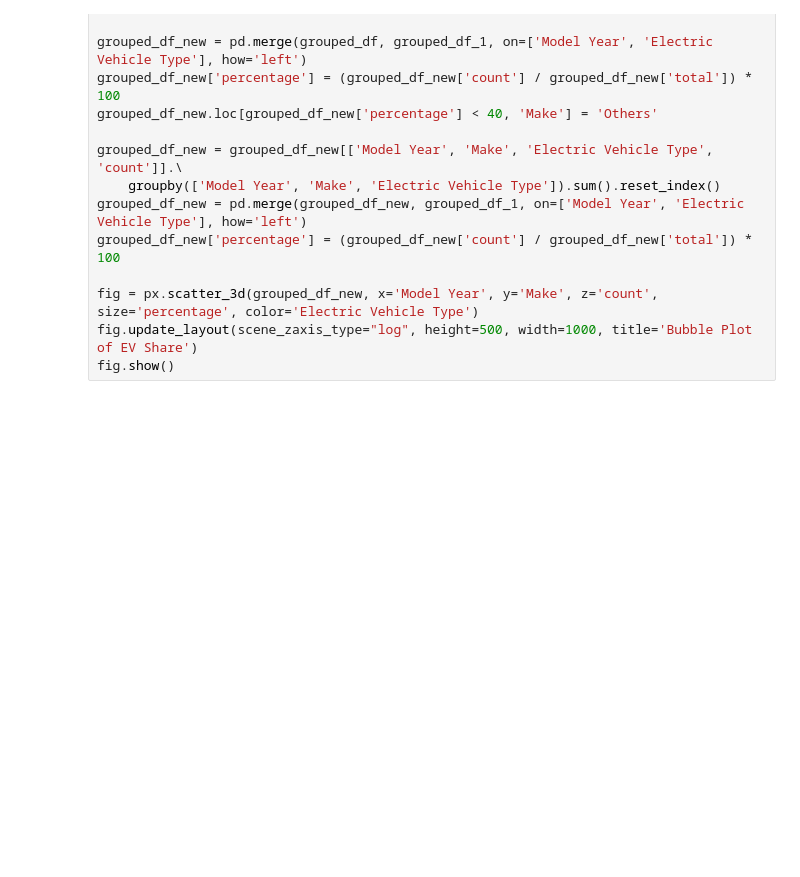
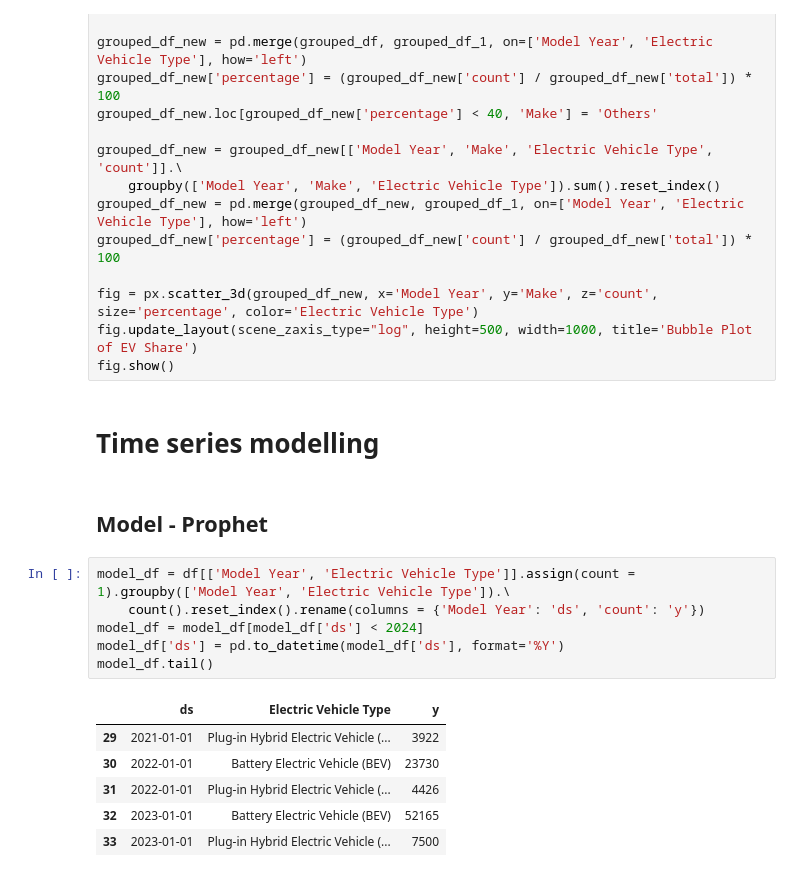
Before and after one commit to Soumyadipta2020/ml_forecasting, a Jupyter notebook: forecasting.ipynb, the cells around one changed output. Cells and saved outputs as stored; diff of their text form; blank space fills up the shorter version.

Commit message:
Prophet tried on vehicle count forecasting by vehicle types for next 5 years

```diff
--- a/forecasting.ipynb
+++ b/forecasting.ipynb
@@ -223,3 +227,20 @@ grouped_df_new['percentage'] = (grouped_df_new['count'] / grouped_df_new['total'
 fig = px.scatter_3d(grouped_df_new, x='Model Year', y='Make', z='count', size='percentage', color='Electric Vehicle Type')
 fig.update_layout(scene_zaxis_type="log", height=500, width=1000, title='Bubble Plot of EV Share')
 fig.show()
+# %% [markdown]
+# Time series modelling
+# %% [markdown]
+## Model - Prophet
+# %%
+model_df = df[['Model Year', 'Electric Vehicle Type']].assign(count = 1).groupby(['Model Year', 'Electric Vehicle Type']).\
+    count().reset_index().rename(columns = {'Model Year': 'ds', 'count': 'y'})
+model_df = model_df[model_df['ds'] < 2024]
+model_df['ds'] = pd.to_datetime(model_df['ds'], format='%Y')
+model_df.tail()
+# %% [output]
+|  | ds | Electric Vehicle Type | y |
+| 29 | 2021-01-01 | Plug-in Hybrid Electric Vehicle (... | 3922 |
+| 30 | 2022-01-01 | Battery Electric Vehicle (BEV) | 23730 |
+| 31 | 2022-01-01 | Plug-in Hybrid Electric Vehicle (... | 4426 |
+| 32 | 2023-01-01 | Battery Electric Vehicle (BEV) | 52165 |
+| 33 | 2023-01-01 | Plug-in Hybrid Electric Vehicle (... | 7500 |
```
Also changed, not shown: parts of 15 cells of this notebook, 1 other file.
